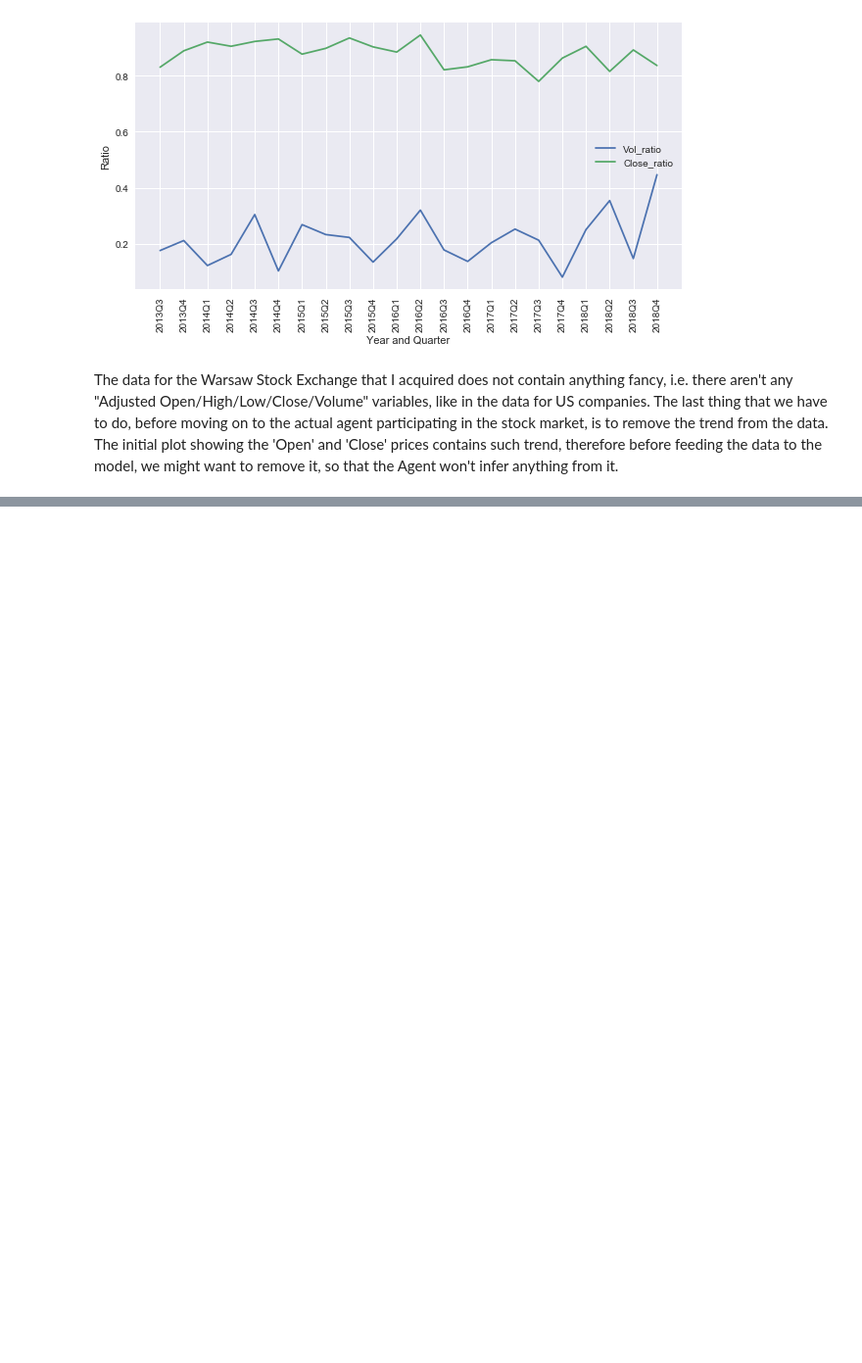
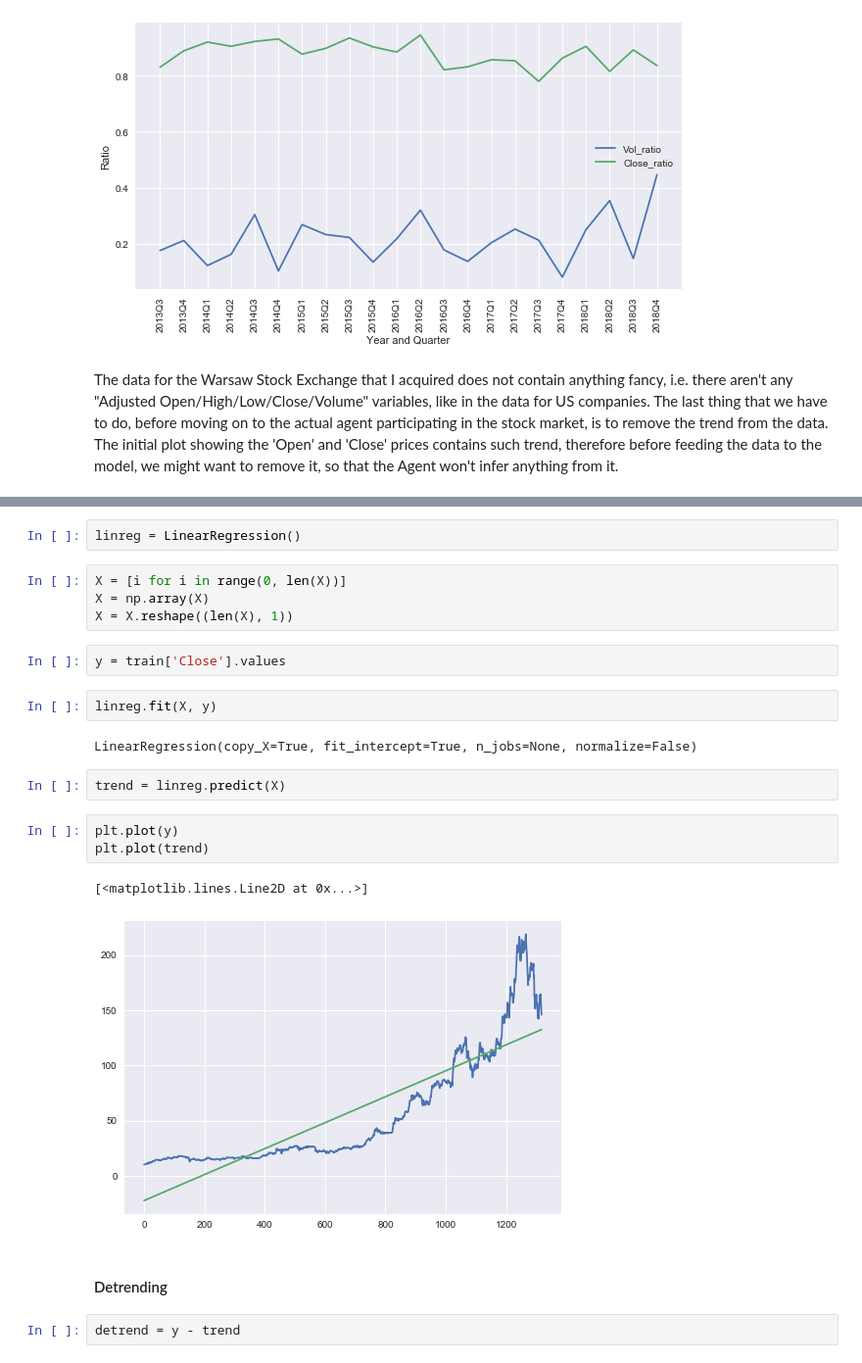
Before and after one commit to JanuszPXYZ/CDP-ReinforcementTrading-, a Jupyter notebook: CD-Projekt RED - Analysis + Data Preparation for Actor-Critic trader.ipynb, the cells around one changed output, grey strips where cells are left out. Shown at 98% size. Drawn from its saved outputs; the diff is of its cells as text; blank space fills up the shorter version.

```diff
--- a/CD-Projekt RED - Analysis + Data Preparation for Actor-Critic trader.ipynb
+++ b/CD-Projekt RED - Analysis + Data Preparation for Actor-Critic trader.ipynb
@@ -160,0 +167,24 @@ The data for the Warsaw Stock Exchange that I acquired does not contain anything
+# %%
+linreg = LinearRegression()
+# %%
+X = [i for i in range(0, len(X))]
+X = np.array(X)
+X = X.reshape((len(X), 1))
+# %%
+y = train['Close'].values
+# %%
+linreg.fit(X, y)
+# %% [output]
+LinearRegression(copy_X=True, fit_intercept=True, n_jobs=None, normalize=False)
+# %%
+trend = linreg.predict(X)
+# %%
+plt.plot(y)
+plt.plot(trend)
+# %% [output]
+[<matplotlib.lines.Line2D at 0x...>]
+[figure, added]
+# %% [markdown]
+#### Detrending
+# %%
+detrend = y - trend
```
Also changed, not shown: parts of 18 cells of this notebook.
